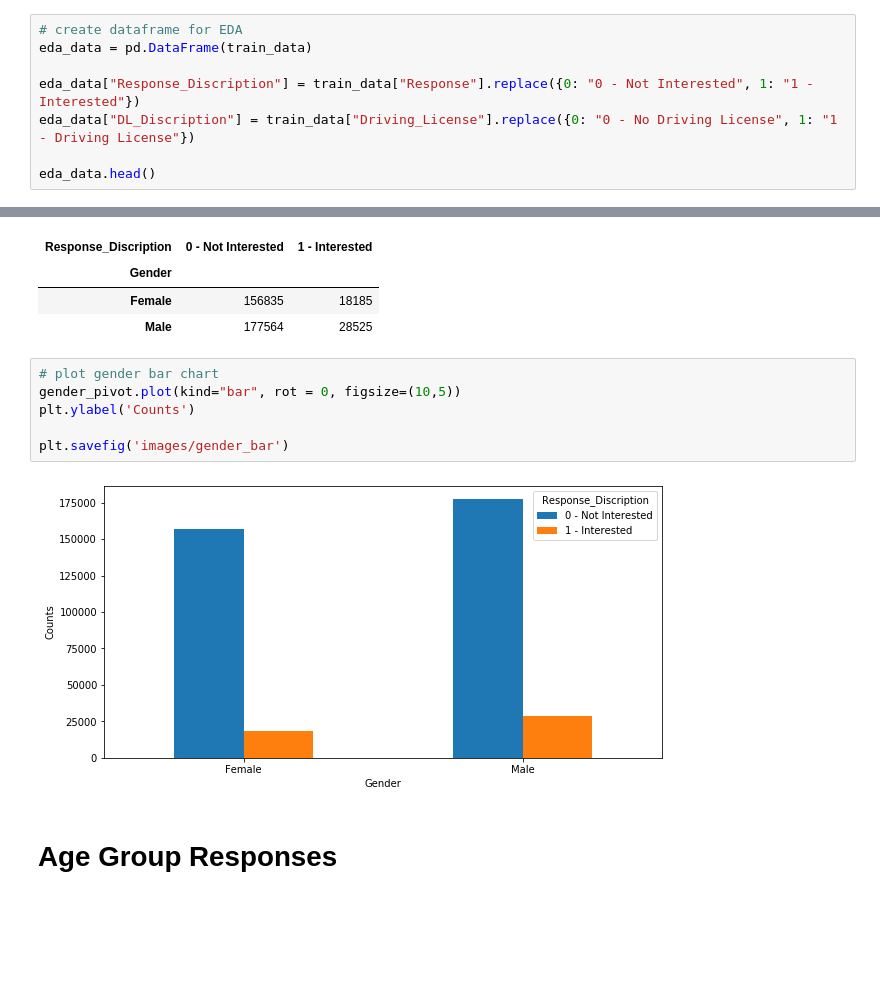
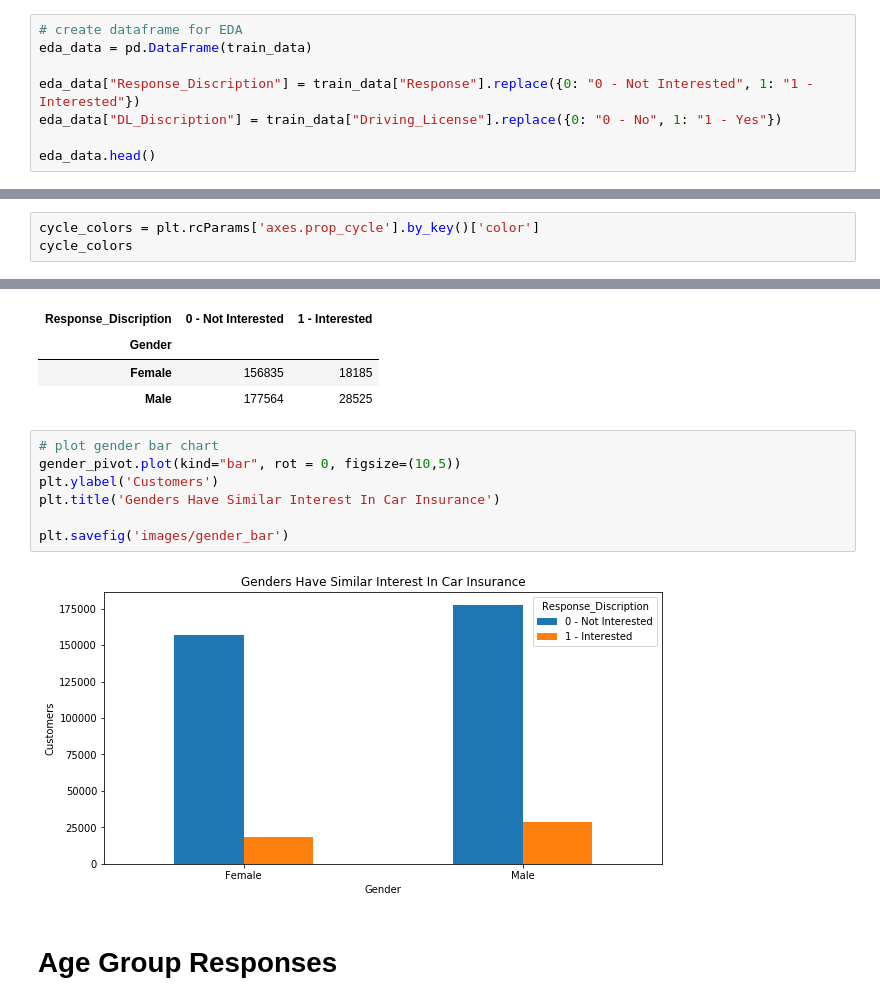
Before and after one commit to szerpa17/cross-sell-predictions, a Jupyter notebook: eda_viz.ipynb, the cells around one changed output, grey strips where cells are left out. Drawn from its saved outputs; the diff is of its cells as text; blank space fills up the shorter version.

```diff
--- a/eda_viz.ipynb
+++ b/eda_viz.ipynb
@@ -84,7 +84,7 @@ dtype: object
 eda_data = pd.DataFrame(train_data)
 
 eda_data["Response_Discription"] = train_data["Response"].replace({0: "0 - Not Interested", 1: "1 - Interested"})
-eda_data["DL_Discription"] = train_data["Driving_License"].replace({0: "0 - No Driving License", 1: "1 - Driving License"})
+eda_data["DL_Discription"] = train_data["Driving_License"].replace({0: "0 - No", 1: "1 - Yes"})
 
 eda_data.head()
 # %% [output]
@@ -135,0 +138,3 @@ plt.savefig('images/response_bar')
+# %%
+cycle_colors = plt.rcParams['axes.prop_cycle'].by_key()['color']
+cycle_colors
@@ -147,11 +163,12 @@ gender_pivot
 # %%
 # plot gender bar chart
 gender_pivot.plot(kind="bar", rot = 0, figsize=(10,5))
-plt.ylabel('Counts')
+plt.ylabel('Customers')
+plt.title('Genders Have Similar Interest In Car Insurance')
 
 plt.savefig('images/gender_bar')
 # %% [output]
-[figure, old version]
+[figure, new version]
 # %% [markdown]
 # Age Group Responses
 # %%
```
Also changed, not shown: parts of 18 cells of this notebook, 13 other files.
